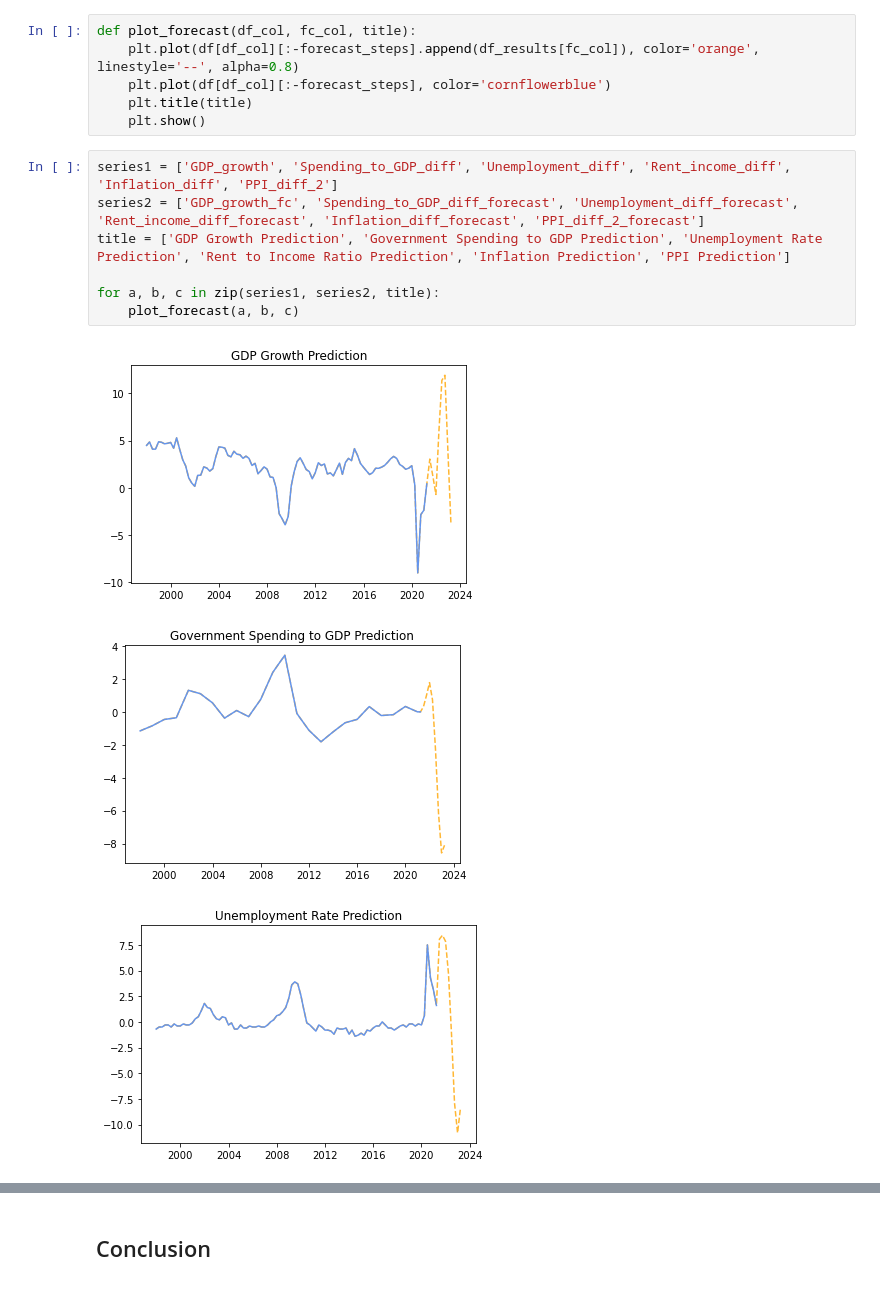
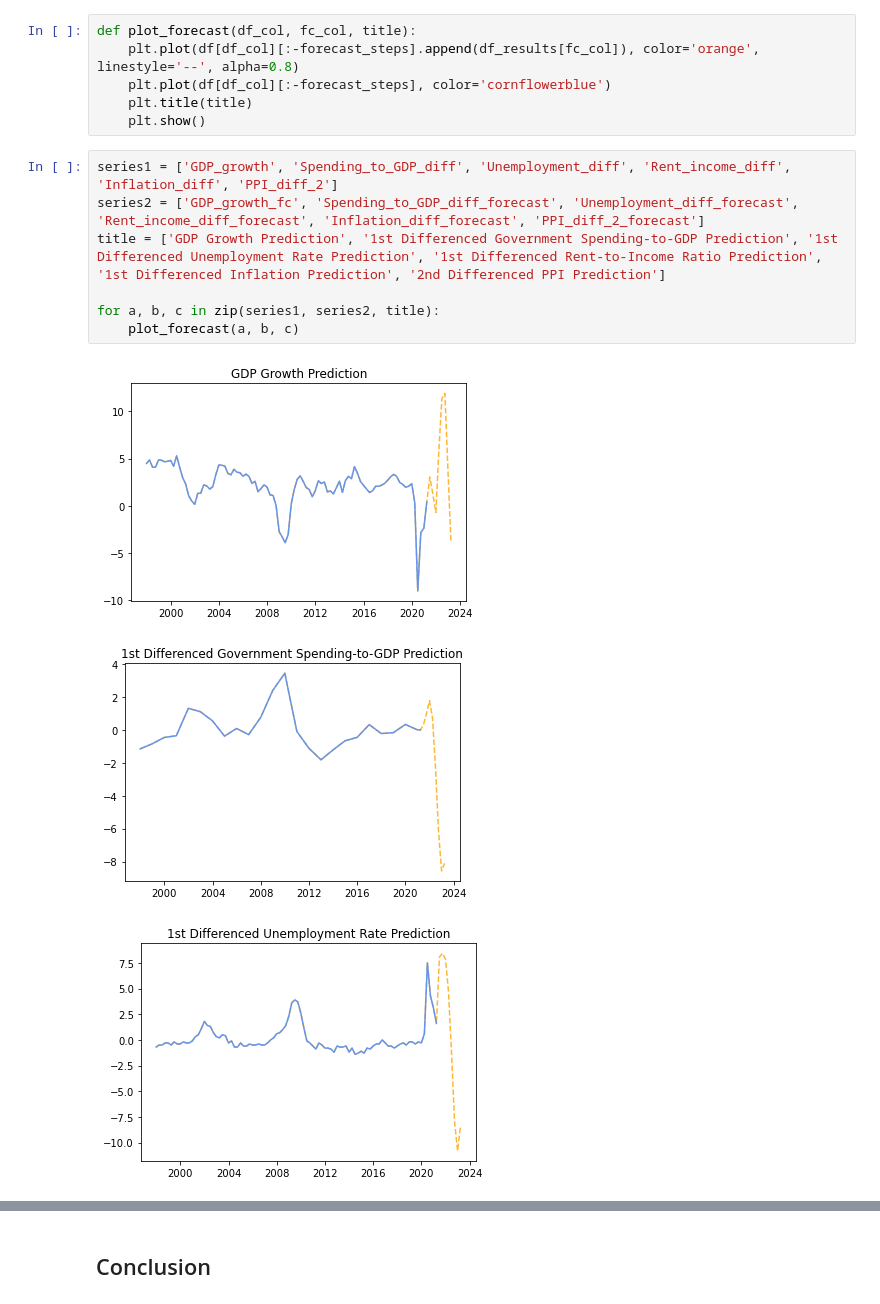
Before and after one commit to hoytlui/GDP-Growth-Forecast-Multivariate-Time-Series-Analysis, a Jupyter notebook: 5_modeling.ipynb, the cells around one changed output, grey strips where cells are left out. Saved outputs shown, nothing was run; the diff lists cells and outputs as text.

Commit message:
edited graphs

```diff
--- a/5_modeling.ipynb
+++ b/5_modeling.ipynb
@@ -192,11 +192,11 @@ def plot_forecast(df_col, fc_col, title):
 # %%
 series1 = ['GDP_growth', 'Spending_to_GDP_diff', 'Unemployment_diff', 'Rent_income_diff', 'Inflation_diff', 'PPI_diff_2']
 series2 = ['GDP_growth_fc', 'Spending_to_GDP_diff_forecast', 'Unemployment_diff_forecast', 'Rent_income_diff_forecast', 'Inflation_diff_forecast', 'PPI_diff_2_forecast']
-title = ['GDP Growth Prediction', 'Government Spending to GDP Prediction', 'Unemployment Rate Prediction', 'Rent to Income Ratio Prediction', 'Inflation Prediction', 'PPI Prediction']
+title = ['GDP Growth Prediction', '1st Differenced Government Spending-to-GDP Prediction', '1st Differenced Unemployment Rate Prediction', '1st Differenced Rent-to-Income Ratio Prediction', '1st Differenced Inflation Prediction', '2nd Differenced PPI Prediction']
 
 for a, b, c in zip(series1, series2, title):
     plot_forecast(a, b, c)
 # %% [output]
 [figure]
-[figure, old version]
+[figure, new version]
-[figure, old version]
+[figure, new version]
```
Also changed, not shown: parts of 1 cell of this notebook.
